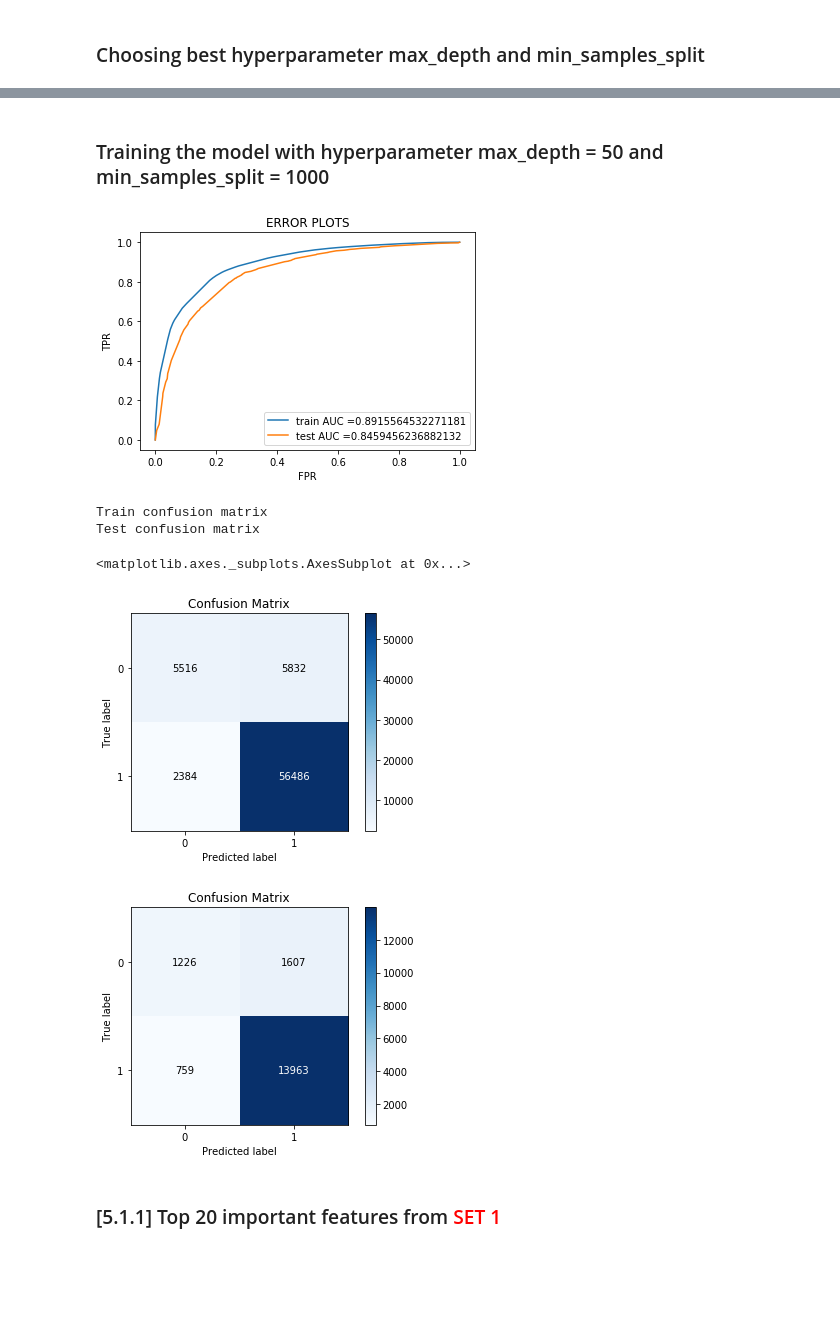
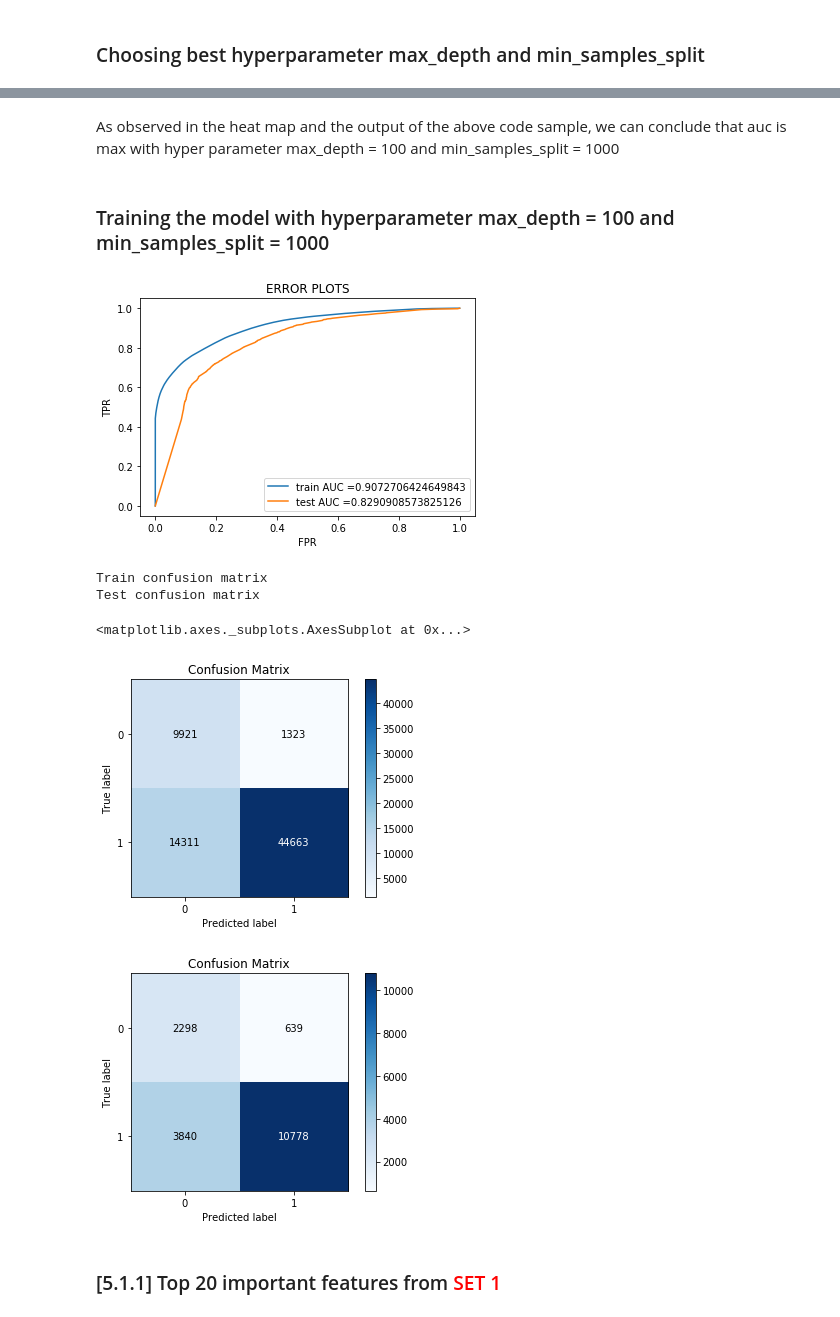
Before and after one commit to adarshram98/CLassification-of-reviews-of-the-amazon-fine-food-reviews-dataset, a Jupyter notebook: 08 Amazon Fine Food Reviews Analysis_Decision Trees.ipynb, the cells around one changed output, grey strips where cells are left out. Cells and saved outputs as stored; diff of their text form; code cells hidden in the pictures; blank space fills up the shorter version.

```diff
--- a/08 Amazon Fine Food Reviews Analysis_Decision Trees.ipynb
+++ b/08 Amazon Fine Food Reviews Analysis_Decision Trees.ipynb
@@ -736,8 +736,10 @@ DecisionTreeClassifier(class_weight='balanced', criterion='gini',
             min_samples_leaf=1, min_samples_split=1000,
             min_weight_fraction_leaf=0.0, presort=False, random_state=None,
             splitter='best')
+# %% [markdown]
+As observed in the heat map and the output of the above code sample, we can conclude that auc is max with hyper parameter max_depth = 100 and min_samples_split = 1000
 # %% [markdown]
-### Training the model with hyperparameter max_depth = 50 and min_samples_split = 1000
+### Training the model with hyperparameter max_depth = 100 and min_samples_split = 1000
 # %%
 # Code Ref: Applied AI
 # https://scikit-learn.org/stable/modules/generated/sklearn.metrics.roc_curve.html#sklearn.metrics.roc_curve
@@ -745,42 +747,42 @@ from sklearn.metrics import roc_curve, auc,accuracy_score
 import scikitplot as splot
 
 
-cl = DecisionTreeClassifier(max_depth=50,min_samples_split=1000)
+cl = DecisionTreeClassifier(max_depth=100,min_samples_split=1000,class_weight="balanced")
 cl.fit(X_train_bow, y_train)
 
 #cal = CalibratedClassifierCV(cl, method='sigmoid')
 #cal.fit(X_train_tfidf, y_train)
 # roc_auc_score(y_true, y_score) the 2nd parameter should be probability estimates of the positive class
 # not the predicted outputs
 train_fpr, train_tpr, thresholds = roc_curve(y_train, cl.predict_proba(X_train_bow)[:,1])
 
 #print( roc_curve(y_train, neigh.predict_proba(X_train_bow)[:,1]))
 test_fpr, test_tpr, thresholds = roc_curve(y_test, cl.predict_proba(X_test_bow)[:,1])
 
 #plotting the test and train auc curve - TPR v/s FPR
 plt.plot(train_fpr, train_tpr, label="train AUC ="+str(auc(train_fpr, train_tpr)))
 plt.plot(test_fpr, test_tpr, label="test AUC ="+str(auc(test_fpr, test_tpr)))
 plt.legend()
 plt.xlabel("FPR")
 plt.ylabel("TPR")
 plt.title("ERROR PLOTS")
 plt.show()
 
 
 
 from sklearn.metrics import confusion_matrix
 print("Train confusion matrix")
 splot.metrics.plot_confusion_matrix(y_train, cl.predict(X_train_bow))
 
 print("Test confusion matrix")
 splot.metrics.plot_confusion_matrix(y_test, cl.predict(X_test_bow))
 # %% [output]
-[figure, old version]
+[figure, new version]
 Train confusion matrix
 Test confusion matrix
 <matplotlib.axes._subplots.AxesSubplot at 0x...>
-[figure, old version]
+[figure, new version]
-[figure, old version]
+[figure, new version]
 # %% [markdown]
 ### [5.1.1] Top 20 important features from<font color='red'> SET 1</font>
 # %%
```
Also changed, not shown: parts of 34 cells of this notebook.
